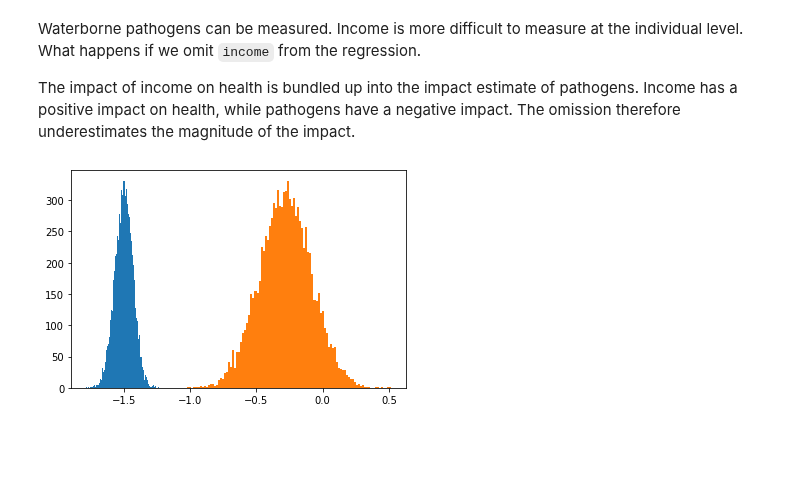
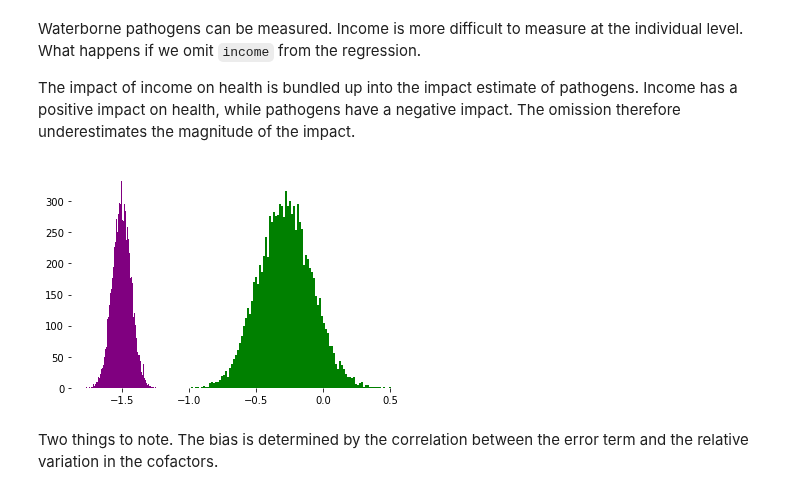
Before and after one commit to ds-modules/DATA88-SP22, a Jupyter notebook: Lecture7/lecture7.ipynb, the cells around one changed output. Cells and saved outputs as stored; diff of their text form; code cells hidden in the pictures; blank space fills up the shorter version.

Commit message:
full code, few notes

```diff
--- a/Lecture7/lecture7.ipynb
+++ b/Lecture7/lecture7.ipynb
@@ -97,27 +144,29 @@ Notes:
 # %%
 # Create a function to estimate and return the coefficient on pathogen
 
-def simulation_run(n = 100, f = "health ~ pathogens + income"):
-    # Accepts the number of observations for each sample and the
-    # definition of the regression, per statsmodels spec
+def simulation_run(n = 100, f = "health ~ pathogen + income"):
+    """ Accepts the number of observations for each sample and the
+    definition of the regression, per statsmodels spec"""
 
     u = numpy.random.rand(n)
-    income = 1 + 3 * u + numpy.random.normal(0, 1, n)
-    wq = 6 + 5 * u + numpy.random.normal(0, 1, n)
+    income   = 1 + 3 * u + numpy.random.normal(0, 1, n)
+    pathogen = 6 + 5 * u + numpy.random.normal(0, 1, n)
 
     df = pandas.DataFrame(
         {
             "income": income,
-            "pathogens": wq,
-            "health": 4 + 3 * income - 1.5 * wq + numpy.random.normal(0, 1, n)
+            "pathogen": pathogen,
+            "health": 4 + 3 * income - 1.5 * pathogen + numpy.random.normal(0, 1, n)
         }
     )
 
     result = sm.ols(formula=f, data=df).fit()
 
-    return result.params["pathogens"]
+    return result.params["pathogen"]
+# %%
+# Run the simulation, number of iterations 10K, n=100
+B_range = range(10000)
+res_low = [simulation_run() for b in B_range]
 # %%
-# B=10K, n=100, 10000
-# more precise
-res_low = [simulation_run() for b in range(10000)]
-res_high = [simulation_run(n=1000) for b in range(10000)]
+# Run the simulation, number of iterations 10K, n=1000
+res_high = [simulation_run(n=1000) for b in B_range]
@@ -132,10 +185,11 @@ Waterborne pathogens can be measured.  Income is more difficult to measure at th
 
 The impact of income on health is bundled up into the impact estimate of pathogens.  Income has a positive impact on health, while pathogens have a negative impact.  The omission therefore underestimates the magnitude of the impact.
 # %%
-res_bias = [simulation_run(f="health ~ pathogens") for b in range(10000)]
+res_bias = [simulation_run(f="health ~ pathogen") for b in range(10000)]
 # %%
-plt.hist(res_low, bins=100)
-plt.hist(res_bias, bins=100)
+plt.hist(res_low, bins=100, color="purple")
+plt.hist(res_bias, bins=100, color="green")
+plt.box(on=None)
 plt.show()
 # %% [output]
-[figure, old version]
+[figure, new version]
@@ -143,0 +196,2 @@ Two things to note.
+# %% [markdown]
+Two things to note. The bias is determined by the correlation between the error term and the relative variation in the cofactors.
```
Also changed, not shown: parts of 11 cells of this notebook.
